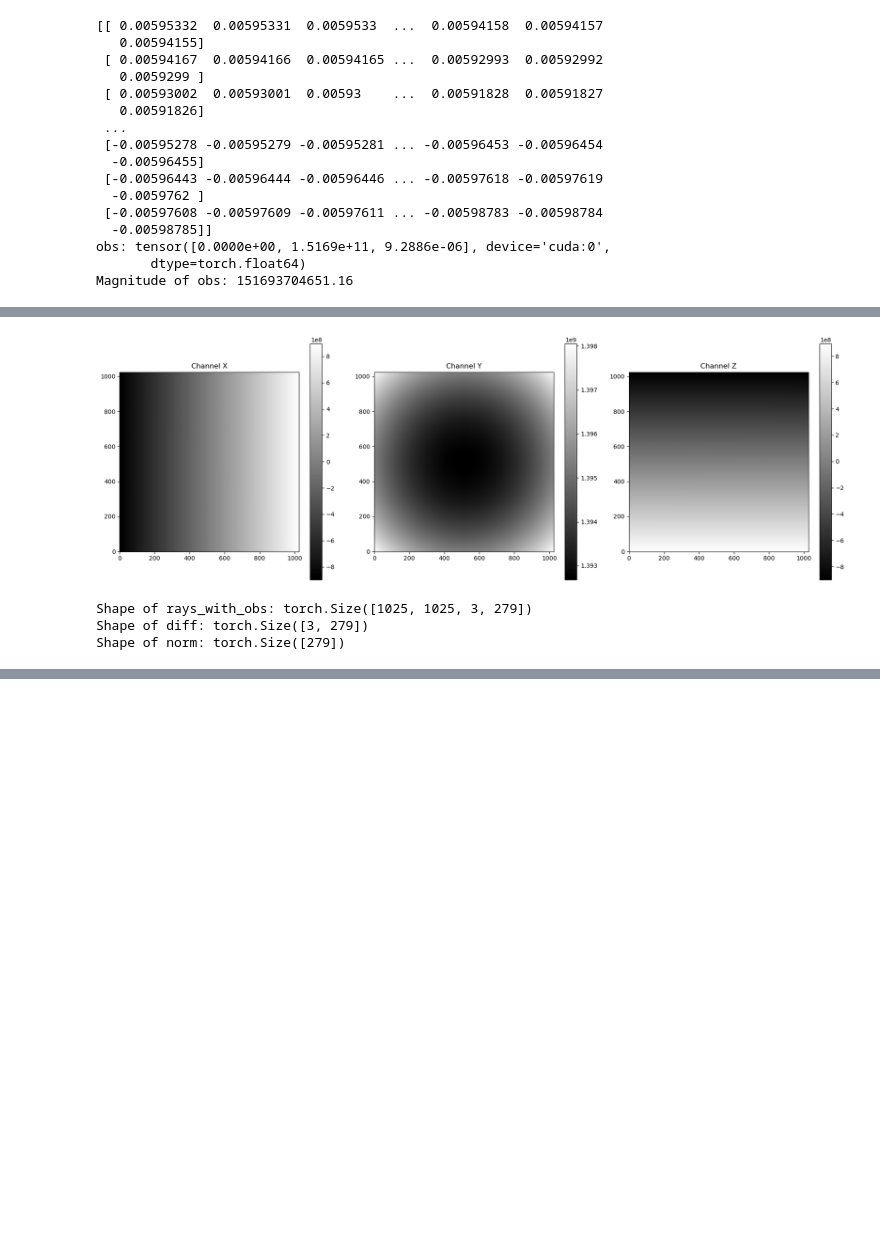
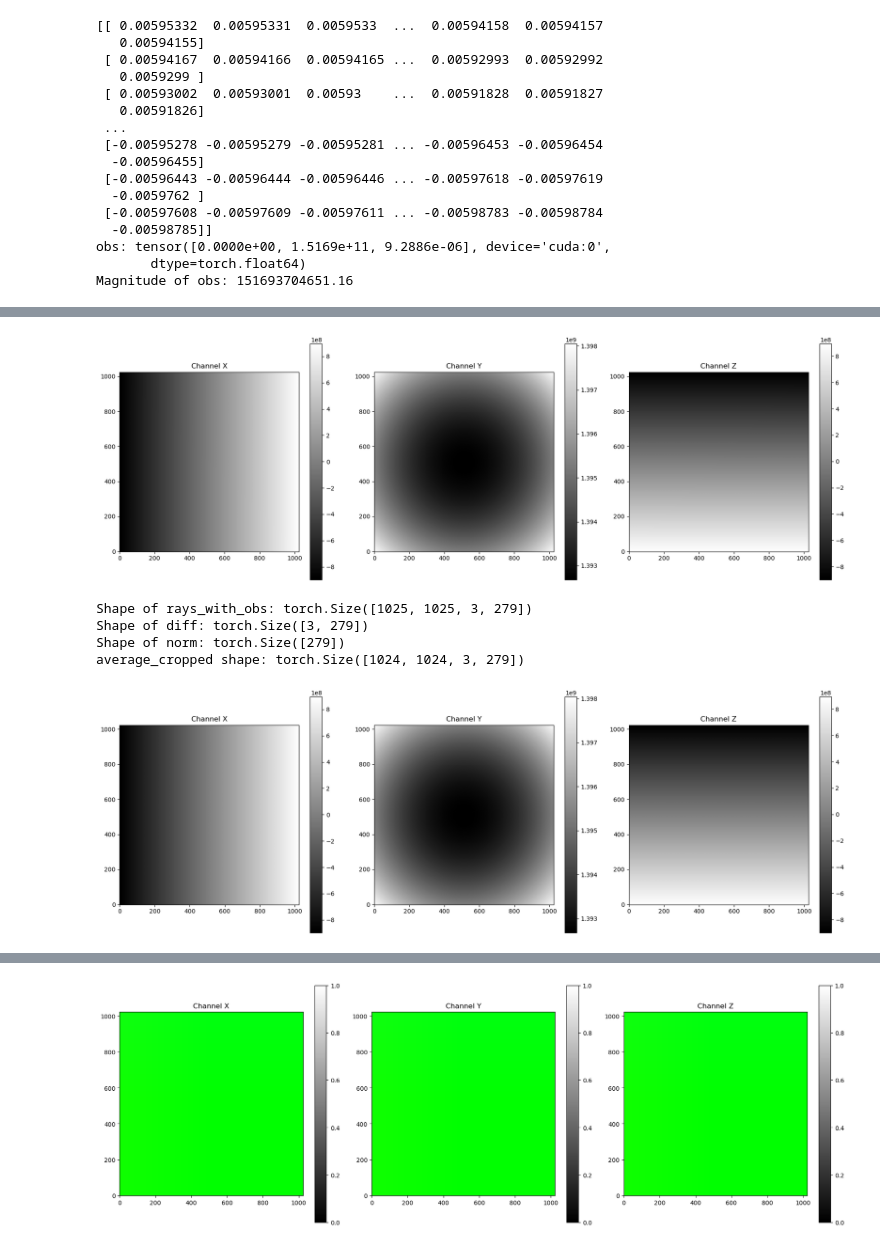
Before and after one commit to nathaniellaurent/solar-ray-integration, a Jupyter notebook: ray_integration_demo_corners.ipynb, the cells around one changed output, grey strips where cells are left out. Cells and saved outputs as stored; diff of their text form; code cells hidden in the pictures; blank space fills up the shorter version.

Commit message:
working areas

```diff
--- a/ray_integration_demo_corners.ipynb
+++ b/ray_integration_demo_corners.ipynb
@@ -37,6 +37,12 @@ obs, rays = calculate_rays(
     source_wcs = source_wcs,
     shape_out=shape,
     corners=True,
+    requires_grad=False
+)
+_, rays_centered = calculate_rays(
+    source_wcs = source_wcs,
+    shape_out=shape,
+    corners=False,
     requires_grad=False
 )
 
@@ -144,6 +150,7 @@ dsun = dsun.to(dtype=torch.int64, device=obs.device)
 # rays has shape (1, H, W, 3), obs has shape (3,)
 # Remove batch dimension for easier broadcasting and visualization
 rays_no_batch = rearrange(rays, "1 h w c -> h w c 1")  # shape (H, W, 3)
+rays_centered = rearrange(rays_centered, "1 h w c -> h w c 1")  # shape (H, W, 3)
 
 print("rays_no_batch requires_grad:", rays_no_batch.requires_grad)
 dx = 10000000
@@ -154,14 +161,27 @@ dx = 10000000
 steps = torch.arange(dsun - 2*rsun, dsun + 2*rsun, dx, device=dsun.device, dtype=rays.dtype)
 steps = rearrange(steps, "s -> 1 1 1 s")
 
+print("rays_no_batch shape:", rays_no_batch.shape)
+print("rays_centered shape:", rays_centered.shape)
+print("steps shape:", steps.shape)
+
 
 rays_with_steps = rays_no_batch*steps
+
+rays_centered_with_steps = rays_centered * steps
+
+
 
 
 del rays_no_batch, steps
 obs = rearrange(obs, "c -> 1 1 c 1")
 
 rays_with_obs = rays_with_steps + obs
+
+rays_centered_with_obs =  rays_centered_with_steps + obs
+
+section = rays_centered_with_obs[:, :, :, 0]  # Extract the first section for visualization
+del rays_centered_with_obs, rays_centered_with_steps
 
 fig, axes = plt.subplots(1, 3, figsize=(18, 6))
 channels = ['X', 'Y', 'Z']
@@ -220,13 +240,12 @@ def pad_right(tensor, pad_size):
     return torch.cat([tensor, pad_tensor], dim=1)
 
 
-upper_right = pad_top(pad_right(rays_with_obs, 1), 1)
-lower_left = pad_bottom(pad_left(rays_with_obs, 1), 1)
-upper_left = pad_top(pad_left(rays_with_obs, 1), 1)
-lower_right = pad_bottom(pad_right(rays_with_obs, 1), 1)
-average = (upper_right + lower_left + upper_left + lower_right) / 4
+# upper_right = pad_top(pad_right(rays_with_obs, 1), 1)
+# lower_left = pad_bottom(pad_left(rays_with_obs, 1), 1)
+# upper_left = pad_top(pad_left(rays_with_obs, 1), 1)
+# lower_right = pad_bottom(pad_right(rays_with_obs, 1), 1)
+average = (pad_top(pad_right(rays_with_obs, 1), 1) + pad_bottom(pad_left(rays_with_obs, 1), 1) + pad_top(pad_left(rays_with_obs, 1), 1) + pad_bottom(pad_right(rays_with_obs, 1), 1)) / 4
 
-del upper_right, lower_left, upper_left, lower_right
 
 # Remove the top, bottom, left, and right rows/columns from average
 average_cropped = average[1:-1, 1:-1, :, :]
@@ -234,33 +253,26 @@ del average
 
 print("average_cropped shape:", average_cropped.shape)
 
+fig, axes = plt.subplots(1, 3, figsize=(18, 6))
+channels = ['X', 'Y', 'Z']
+for i in range(3):
+    ax = axes[i]
+    im = ax.imshow(average_cropped[:, :, i, 0].cpu().detach().numpy(), origin='lower', cmap='gray')
+    ax.set_title(f'Channel {channels[i]}')
+    plt.colorbar(im, ax=ax)
+plt.tight_layout()
+plt.show()
 
+diff = average_cropped[:,:,:,0] - section
 
-
-# Pad zeros to the first dimension (height) of rays_with_obs
-# rays_with_obs shape: (h, w, c, s)
-# pad_size = 1  # Number of rows to pad (change as needed)
-# pad_shape = (pad_size, rays_with_obs.shape[1], rays_with_obs.shape[2], rays_with_obs.shape[3])
-# pad_tensor = torch.zeros(pad_shape, dtype=rays_with_obs.dtype, device=rays_with_obs.device)
-# rays_with_obs_pad_top = torch.cat([pad_tensor, rays_with_obs], dim=0)
-# print("rays_with_obs shape after padding:", rays_with_obs_pad_top.shape)
-# rays_with_obs_pad_bottom = torch.cat([rays_with_obs, pad_tensor], dim=0)
-# print("rays_with_obs shape after bottom padding:", rays_with_obs_pad_bottom.shape)
-
-
-# print("rays_with_obs_pad_top[0, 1, 1, 1]:", rays_with_obs_pad_top[0, 1, 1, 1].item())
-# print("rays_with_obs_pad_top[1, 1, 1, 1]:", rays_with_obs_pad_top[1, 1, 1, 1].item())
-
-# print("rays_with_obs_pad_bottom[0, 1, 1, 1]:", rays_with_obs_pad_bottom[1024, 1, 1, 1].item())
-# print("rays_with_obs_pad_bottom[1, 1, 1, 1]:", rays_with_obs_pad_bottom[1025, 1, 1, 1].item())
-
-# difference = rays_with_obs_pad_bottom - rays_with_obs_pad_top
-# side_vector = torch.norm(difference, dim=2)
-
-# print("Shape of side_vector:", side_vector.shape)
-
-# areas = side_vector ** 2
-
-# print(areas[0:4, 0:4, 0])
+fig, axes = plt.subplots(1, 3, figsize=(18, 6))
+channels = ['X', 'Y', 'Z']
+for i in range(3):
+    ax = axes[i]
+    im = ax.imshow(diff[:, : i].cpu().detach().numpy(), origin='lower', cmap='gray')
+    ax.set_title(f'Channel {channels[i]}')
+    plt.colorbar(im, ax=ax)
+plt.tight_layout()
+plt.show()
 # %% [output]
 rays_no_batch requires_grad: False
@@ -267,4 +282,6 @@ rays_no_batch requires_grad: False
 [figure]
 Shape of rays_with_obs: torch.Size([1025, 1025, 3, 279])
 Shape of diff: torch.Size([3, 279])
 Shape of norm: torch.Size([279])
+average_cropped shape: torch.Size([1024, 1024, 3, 279])
+[figure, added]
@@ -271,3 +291,4 @@ Shape of norm: torch.Size([279])
+[figure, added]
 # %%
 
 rays_with_obs = rearrange(rays_with_obs, "h w c s -> h w s c")
```
Also changed, not shown: parts of 1 cell of this notebook.
